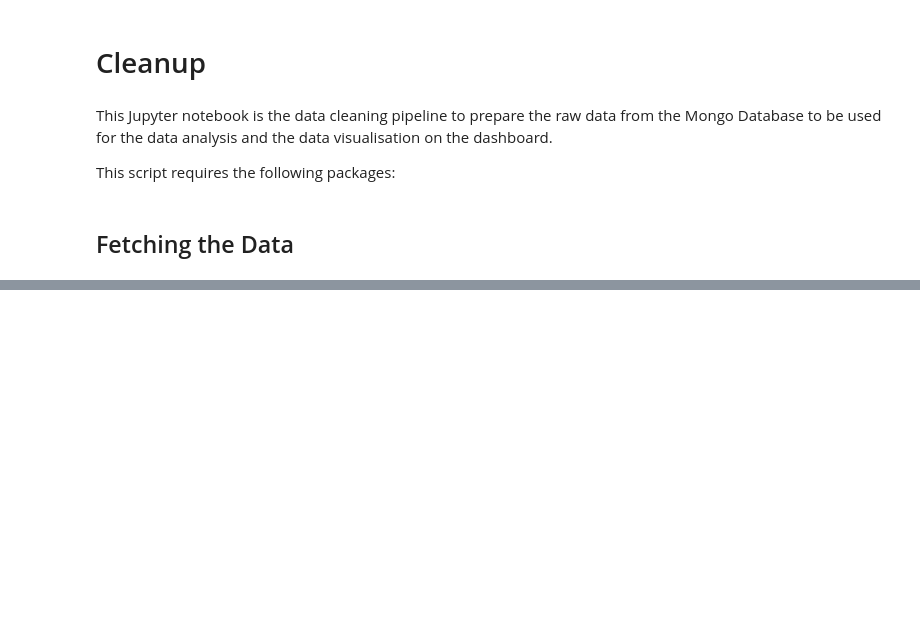
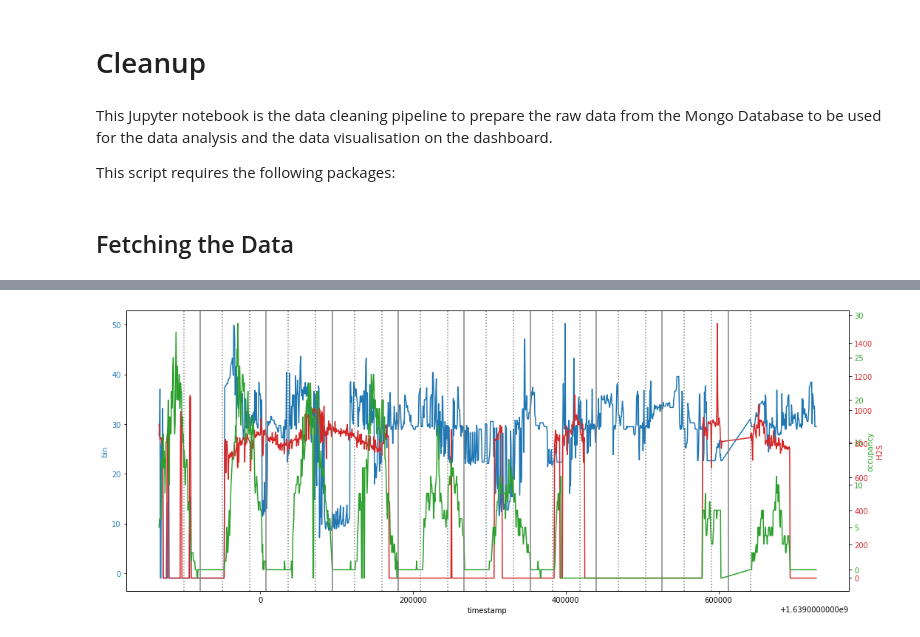
Before and after one commit to colinlaganier/DE4-SIOT, a Jupyter notebook: Data_Processing/Cleanup.ipynb, the cells around one changed output, grey strips where cells are left out. Saved outputs shown, nothing was run; the diff lists cells and outputs as text; code cells hidden in the pictures; blank space fills up the shorter version.

```diff
--- a/Data_Processing/Cleanup.ipynb
+++ b/Data_Processing/Cleanup.ipynb
@@ -38,0 +165,46 @@ df
+# %%
+
+from scipy.signal import savgol_filter
+
+fig, ax1 = plt.subplots(figsize=(15,6))
+
+# smooth_H2S = savgol_filter(df["H2S"], 51, 3) # window size 51, polynomial order 3
+# smooth_occupancy = savgol_filter(df["bin1"], 51, 3) # window size 51, polynomial order 3
+
+smooth_H2S = df["H2S"]
+smooth_occupancy = df["bin1"]
+
+# plt.figure(figsize=(12, 6), dpi=80)
+
+color = 'tab:blue'
+ax1.set_xlabel('timestamp')
+ax1.set_ylabel('bin', color=color)
+ax1.plot(df["timestamp"],smooth_occupancy, color=color)
+ax1.tick_params(axis='y', labelcolor=color)
+
+ax2 = ax1.twinx()  # instantiate a second axes that shares the same x-axis
+
+color = 'tab:red'
+ax2.set_ylabel('H2S', color=color)  # we already handled the x-label with ax1
+ax2.plot(df["timestamp"],smooth_H2S, color=color)
+ax2.tick_params(axis='y', labelcolor=color)
+# ax2.set_yticks(np.linspace(ax2.get_yticks()[0], ax2.get_yticks()[-1], len(ax1.get_yticks())))
+
+ax3 = ax1.twinx()  # instantiate a second axes that shares the same x-axis
+
+color = 'tab:green'
+ax3.set_ylabel('occupancy', color=color)  # we already handled the x-label with ax1
+ax3.plot(df["timestamp"],df["occupancy"], color=color)
+ax3.tick_params(axis='y', labelcolor=color)
+
+fig.tight_layout()  # otherwise the right y-label is slightly clipped
+
+# Creating lines for 8AM, 6PM and midnight
+for i in range(9):
+    plt.axvline(1639612800 - (86400 * i),0,1, color = "grey")
+    plt.axvline(1639612800 - (86400 * i) + 28800,0,1, color = "grey", linestyle="dotted")
+    plt.axvline(1639612800 - (86400 * i) - 21600,0,1, color = "grey", linestyle="dotted")
+
+plt.show()
+# %% [output]
+[figure, added]
```
Also changed, not shown: parts of 42 cells of this notebook, 27 other files.
